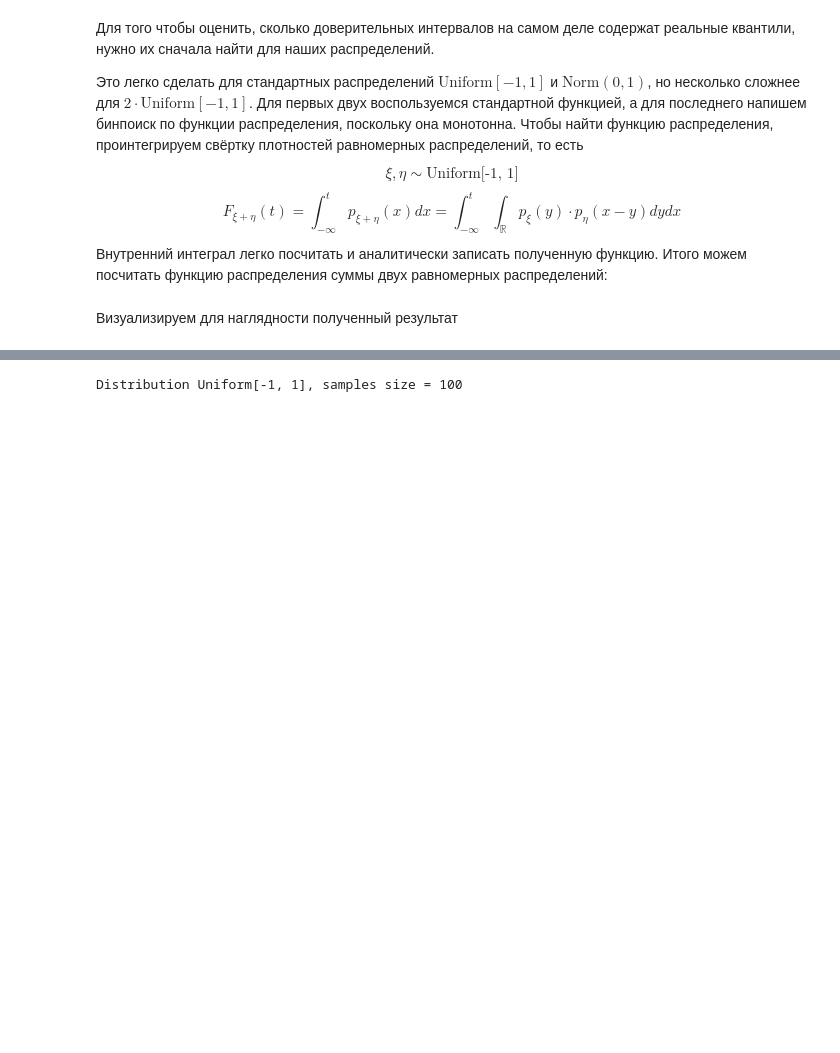
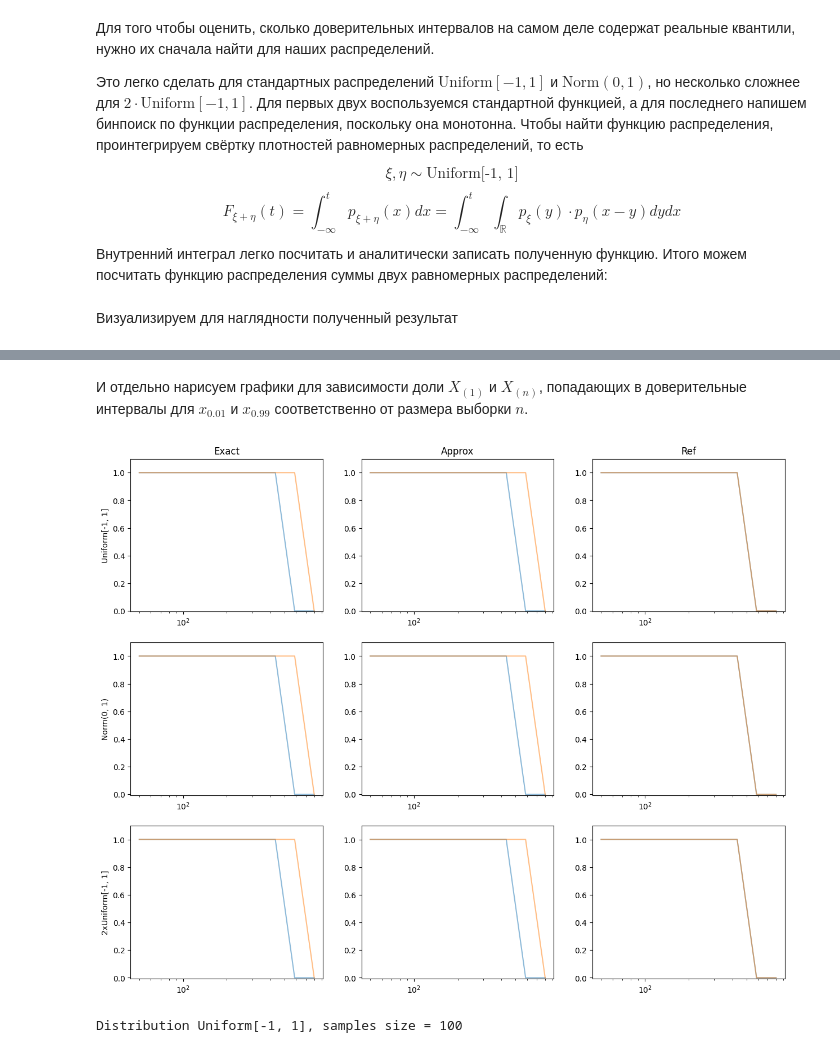
Before and after one commit to sergfedchin/hse-applied-statistics-methods, a Jupyter notebook: practice/pr04.ipynb, the cells around one changed output, grey strips where cells are left out. Drawn from its saved outputs; the diff is of its cells as text; code cells hidden in the pictures; blank space fills up the shorter version.

```diff
--- a/practice/pr04.ipynb
+++ b/practice/pr04.ipynb
@@ -243,3 +259,21 @@ print(QUANTILE_VALUES)
+# %% [markdown]
+И отдельно нарисуем графики для зависимости доли $X_{(1)}$ и $X_{(n)}$, попадающих в доверительные интервалы для $x_{0.01}$ и $x_{0.99}$ соответственно от размера выборки $n$.
+# %%
+_, axis = plt.subplots(3, NUM_METHODS, figsize=(5 * NUM_METHODS, 4 * len(distros)))
+for i, d in enumerate(distros):
+    for method_id, method in enumerate(methods):
+        for p_id, p in enumerate(QUANTILES):
+            if p_id == 1:
+                continue
+            axis[i][method_id].plot(NS, includes_edges[d][method_id][p_id if p_id == 0 else 1], alpha=0.5, label=f'Fraction of samples that include x_{p}')
+        axis[i][method_id].set_xscale('log')
+        axis[i][method_id].set_ylim([-0.005, 1.1])
+        axis[0][method_id].title.set_text(method.capitalize())
+    axis[i][0].set_ylabel(d)
+
+plt.show()
+# %% [output]
+[figure, added]
 # %%
 results = {d: [{"exact_intervals": [], "exact_points": [], "approx_intervals": [], "approx_points": []},
                {"exact_intervals": [], "exact_points": [], "approx_intervals": [], "approx_points": []}]
```
Also changed, not shown: parts of 11 cells of this notebook.
